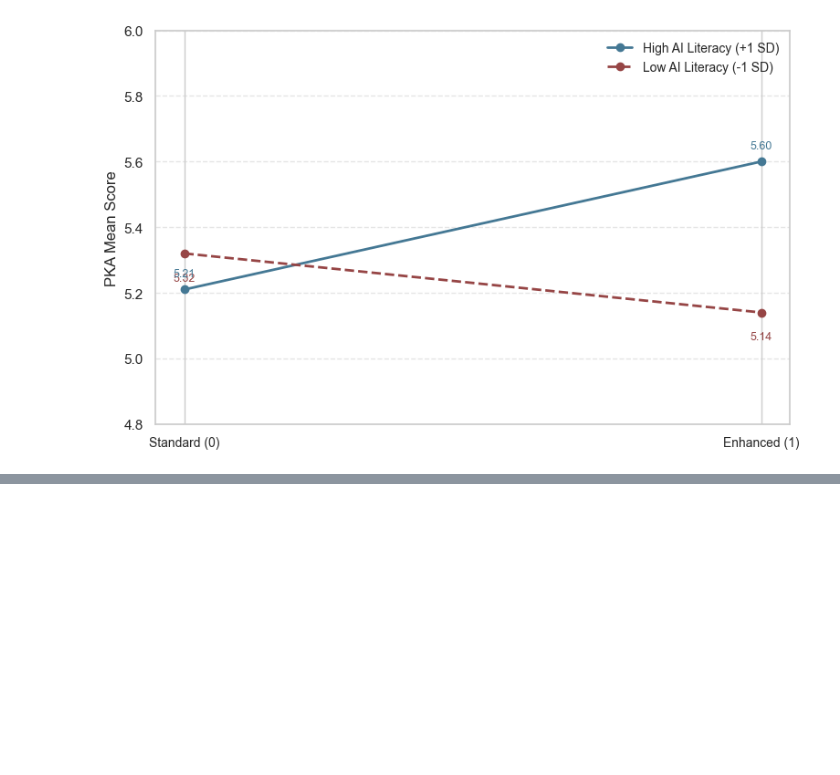
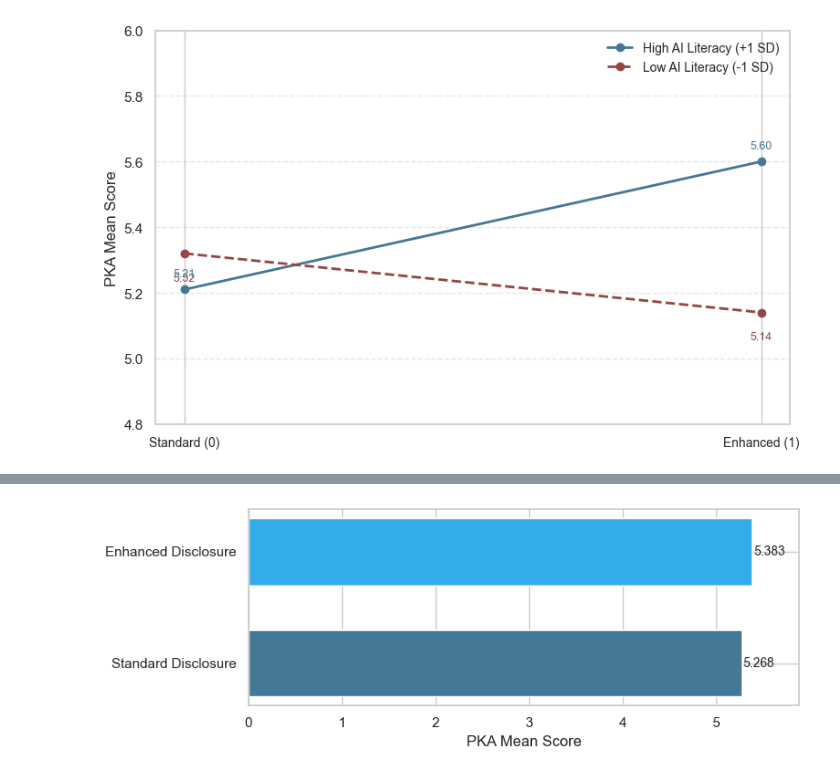
Before and after one commit to nichichan/final_thesis_data_analysis, a Jupyter notebook: Thesis Final Analysis/reliability_test_final.ipynb, the cells around one changed output, grey strips where cells are left out. Drawn from its saved outputs; the diff is of its cells as text; code cells hidden in the pictures; blank space fills up the shorter version.

```diff
--- a/Thesis Final Analysis/reliability_test_final.ipynb
+++ b/Thesis Final Analysis/reliability_test_final.ipynb
@@ -1009,0 +1126,22 @@ plt.show()
+# %%
+import matplotlib.pyplot as plt
+
+conditions = ['Enhanced Disclosure', 'Standard Disclosure']
+scores = [5.383, 5.268]
+colors = ['#34abeb', '#447894']
+
+fig, ax = plt.subplots(figsize=(8, 3))
+y_positions = range(len(conditions))
+ax.barh(y_positions, scores, color=colors, height=0.6)
+ax.set_yticks(y_positions)
+ax.set_yticklabels(conditions, fontsize=11)
+ax.invert_yaxis()
+ax.set_xlim(0, max(scores) + 0.5)
+ax.set_xlabel('PKA Mean Score', fontsize=12)
+for i, v in enumerate(scores):
+    ax.text(v + 0.02, i, f'{v:.3f}', va='center', fontsize=10)
+
+plt.tight_layout()
+plt.show()
+# %% [output]
+[figure, added]
```
Also changed, not shown: parts of 9 cells of this notebook.
